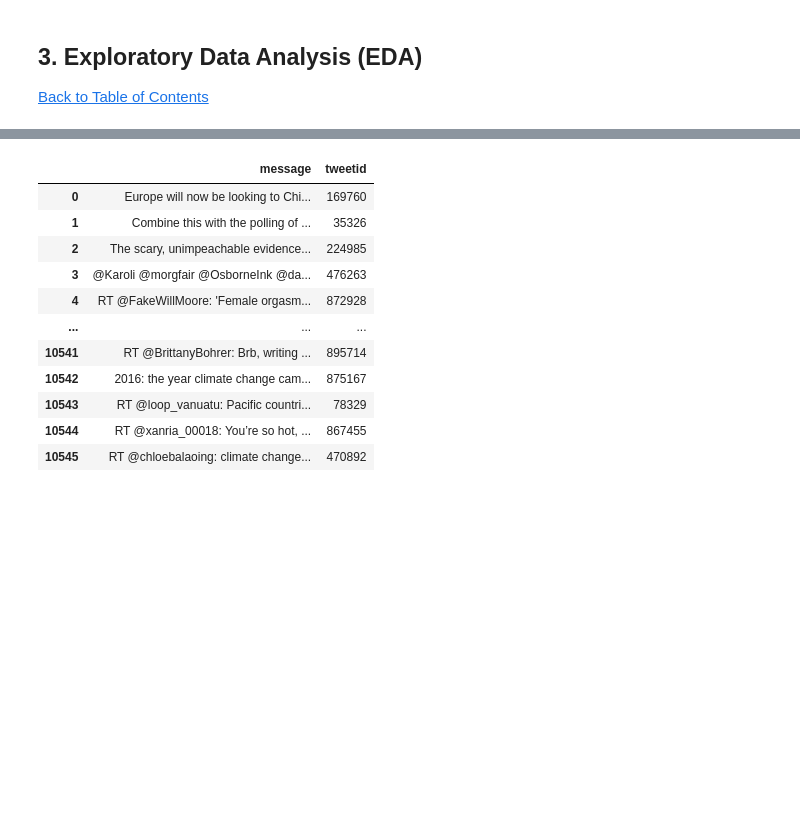
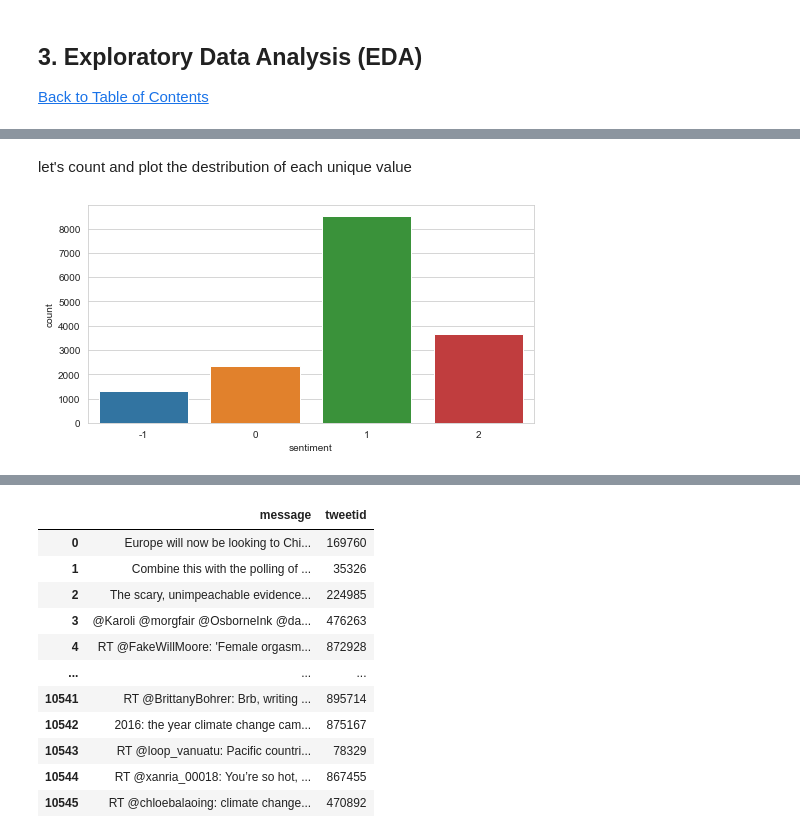
Before and after one commit to abubakaralsadiq/Classification-predict-Team-8, a Jupyter notebook: Classification Predict .ipynb, the cells around one changed output, grey strips where cells are left out. Drawn from its saved outputs; the diff is of its cells as text; code cells hidden in the pictures; blank space fills up the shorter version.

```diff
--- a/Classification Predict .ipynb
+++ b/Classification Predict .ipynb
@@ -52,7 +52,22 @@ Many companies are built around lessening one’s environmental impact or carbon
 # %%
 #importing the required libraries
 # Libraries for data loading, data manipulation and data visulisation
+import numpy as np
+import pandas as pd
+import matplotlib.pyplot as plt
+import seaborn as sns
+%matplotlib inline
+import sklearn
+from sklearn import preprocessing
+from sklearn.linear_model import LogisticRegression
+from sklearn.model_selection import train_test_split
+from sklearn import metrics
+from sklearn.metrics import classification_report
+import re
 
+import nltk
+# Customise our plotting settings
+sns.set_style('whitegrid')
 #Libraries for data preparation and model building
 
 # Setting global constants to ensure notebook results are reproducible
@@ -88,3 +80,7 @@ df.head()
+# %%
+#load the training and test data set
+train = pd.read_csv('train.csv')
+test = pd.read_csv('test.csv')
 # %% [markdown]
  <a id="three"></a>
 ## 3. Exploratory Data Analysis (EDA)
@@ -140,0 +129,3 @@ The message feature(column) will be transformed to numbers before fitting the  t
+# %%
+train.drop(columns = 'tweetid', inplace = True)
+test.drop(columns = 'tweetid', inplace = True)
@@ -140,0 +185,9 @@ The message feature(column) will be transformed to numbers before fitting the  t
+# %% [markdown]
+let's count and plot the destribution of each unique value
+# %%
+#ploting the destribution of unique label values
+f, ax = plt.subplots(figsize=(8, 4))
+ax = sns.countplot(x="sentiment", data=train)
+plt.show()
+# %% [output]
+[figure, added]
```
Also changed, not shown: parts of 118 cells of this notebook.
